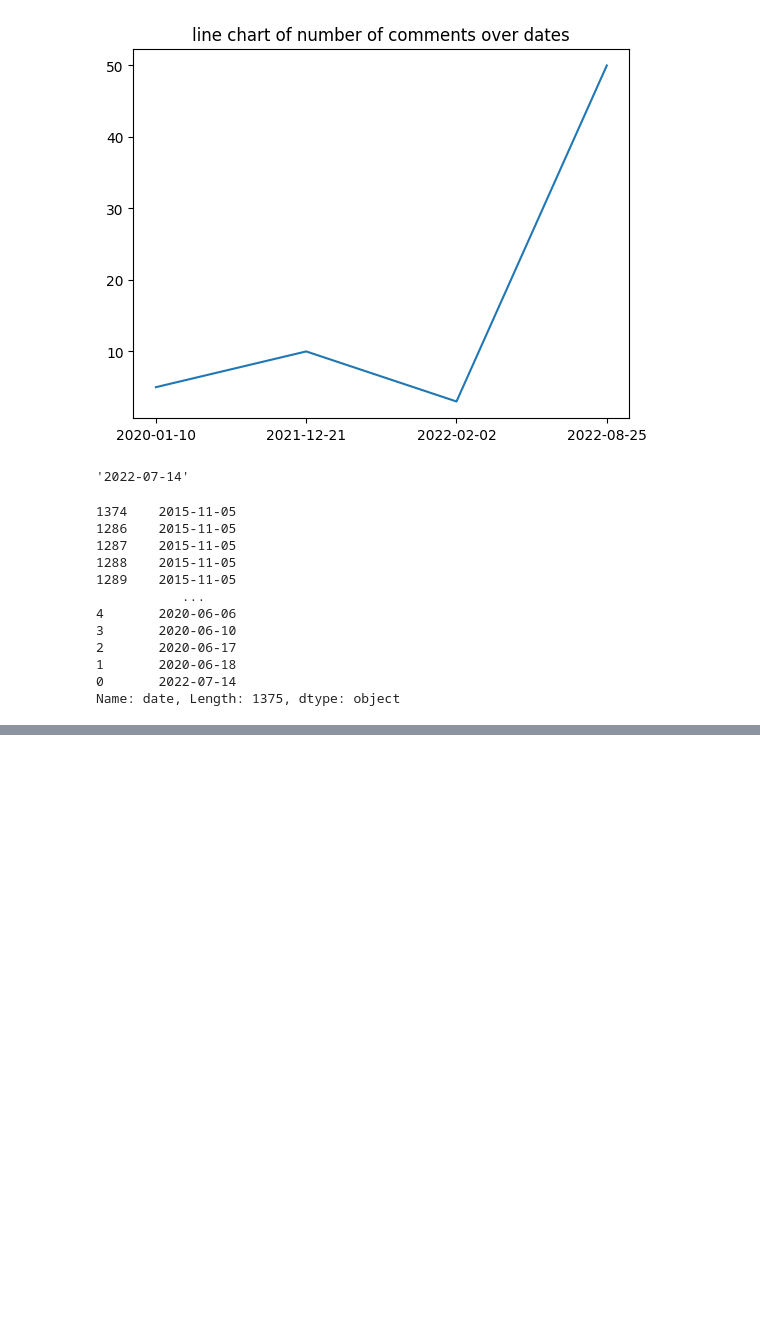
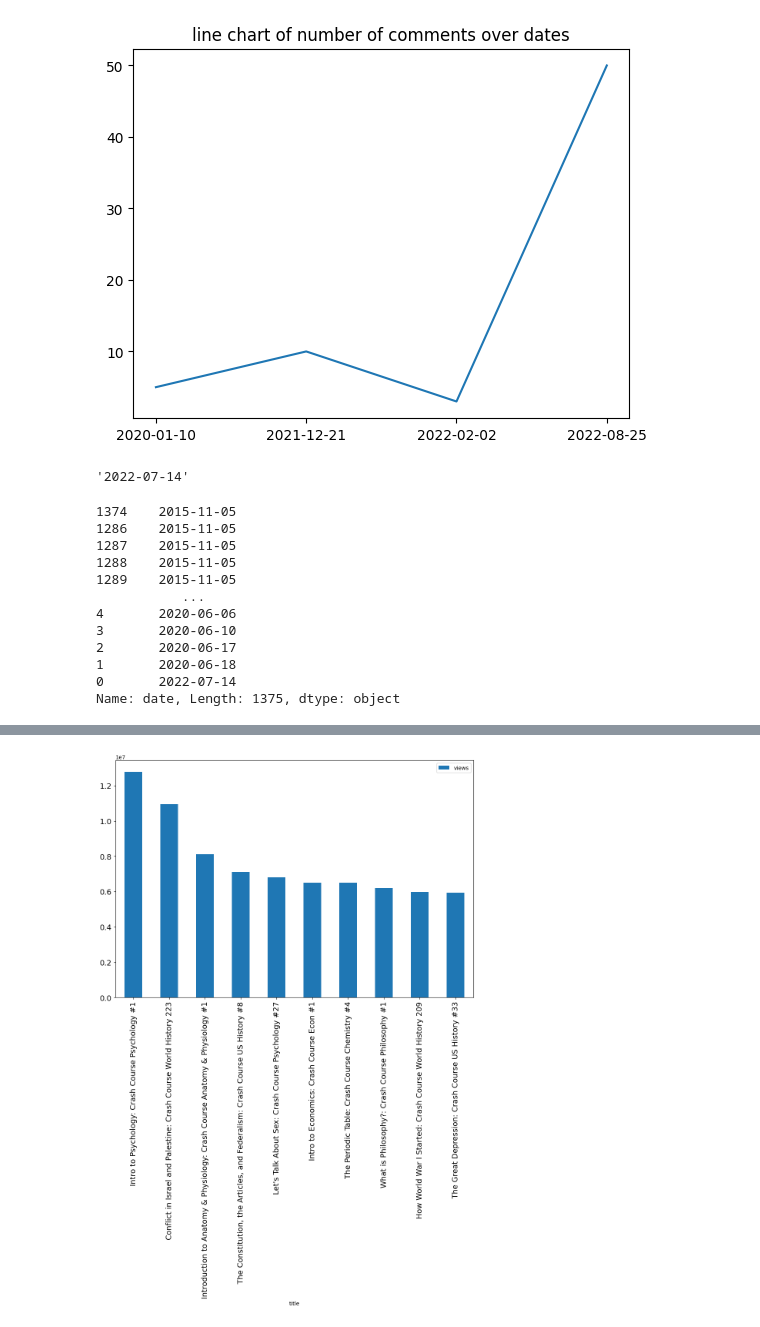
Before and after one commit to awaubreyw/aubrey_dissertation, a Jupyter notebook: src/get_sentiment_vader.ipynb, the cells around one changed output, grey strips where cells are left out. Saved outputs shown, nothing was run; the diff lists cells and outputs as text; code cells hidden in the pictures; blank space fills up the shorter version.

```diff
--- a/src/get_sentiment_vader.ipynb
+++ b/src/get_sentiment_vader.ipynb
@@ -688,0 +705,28 @@ Name: date, Length: 1375, dtype: object
+# %%
+#analyse video stats
+#video_stats.items() value returned after df.popitem()
+sorted_vids = sorted(video_stats.items(), key=lambda item: int(item[1]['viewCount']), reverse=True)
+#in reverse/descending order so most views in the beginning
+
+stats = []
+for vid in sorted_vids:
+    video_id = vid[0]
+    title = vid[1]['title']
+    views = int(vid[1]['viewCount'])
+    likes = int(vid[1]['likeCount'])
+
+    #sometimes videos have comments disabled so some might not have the key 'commentCount'
+    key = "commentCount"
+    if key in vid[1].keys():
+        comments = int(vid[1]["commentCount"])
+    else:
+        comments = 0
+
+    duration = vid[1]['duration']
+    stats.append([video_id, title, views, likes, comments, duration])
+
+df = pd.DataFrame(stats, columns=['video_id', 'title', 'views', 'likes', 'comments','duration'])
+
+df.head(10)
+#prints the sorted vids by most views/based on viewCount
+#Top 10 videos correlation with comment sentiment?
@@ -688,0 +745,6 @@ Name: date, Length: 1375, dtype: object
+# %%
+top10 = df.head(10)
+
+ax = top10.plot.bar(x='title', y='views', figsize=(12,8), fontsize=14)
+# %% [output]
+[figure, added]
```
Also changed, not shown: parts of 6 cells of this notebook.
